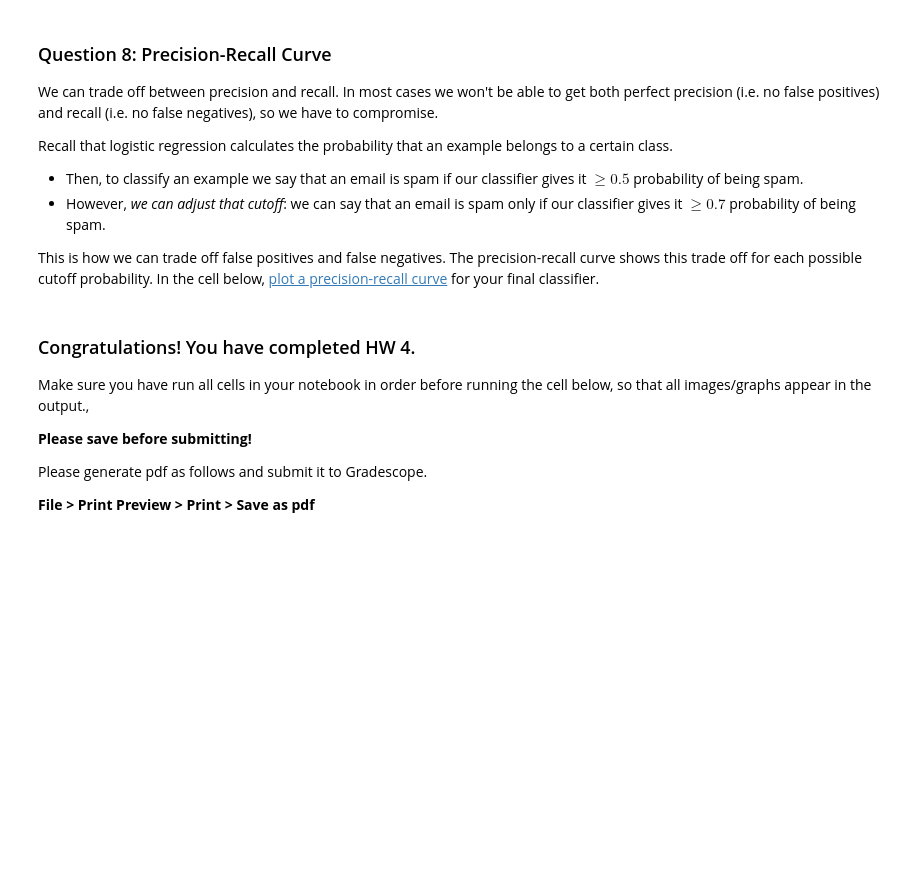
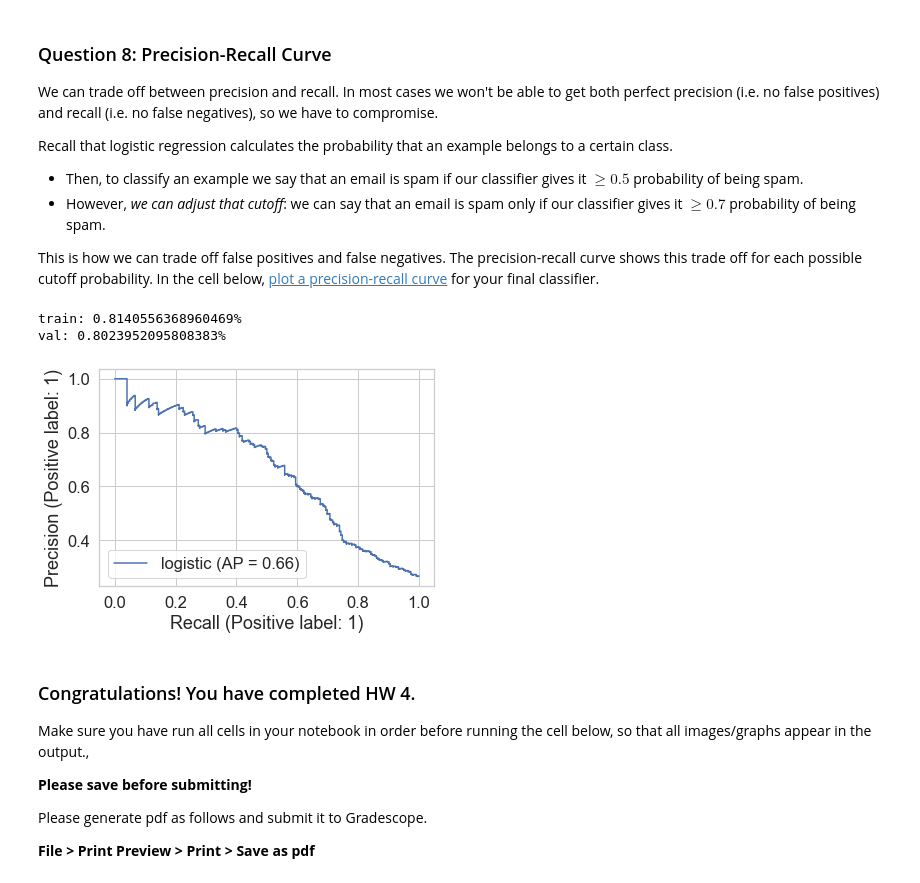
Before and after one commit to hanchaa/Korea_Univ_2022_1, a Jupyter notebook: COSE471/HW4/hw4.ipynb, the cells around one changed output. Cells and saved outputs as stored; diff of their text form; code cells hidden in the pictures; blank space fills up the shorter version.

```diff
--- a/COSE471/HW4/hw4.ipynb
+++ b/COSE471/HW4/hw4.ipynb
@@ -704,16 +731,38 @@ points: 3
 -->
 <!-- EXPORT TO PDF -->
 # %%
-from sklearn.metrics import precision_recall_curve
+from sklearn.metrics import precision_recall_curve, PrecisionRecallDisplay
 
 # Note that you'll want to use the .predict_proba(...) method for your classifier
 # instead of .predict(...) so you get probabilities, not classes
 
 # BEGIN YOUR CODE
 # -----------------------
-...
+X_train = train_feature.loc[:, "length":]
+Y_train = train_feature["spam"]
+
+classifier = LogisticRegression()
+classifier.fit(X_train, Y_train)
+
+train_proba = classifier.predict_proba(X_train)[:, 1]
+train_accuracy = ((train_proba >= 0.5) == Y_train).mean()
+print(f"train: {train_accuracy}%")
+
+val_feature = feature_engineering(val)
+X_val = val_feature.loc[:, "length":]
+Y_val = val_feature["spam"]
+
+val_proba = classifier.predict_proba(X_val)[:, 1]
+val_accuracy = ((val_proba >= 0.5) == Y_val).mean()
+print(f"val: {val_accuracy}%")
+
+plot = PrecisionRecallDisplay.from_predictions(Y_val, val_proba, name="logistic")
 # -----------------------
 # END YOUR CODE
+# %% [output]
+train: 0.8140556368960469%
+val: 0.8023952095808383%
+[figure, added]
 # %% [markdown]
 ### Congratulations! You have completed HW 4.
 
```
Also changed, not shown: parts of 4 cells of this notebook.
